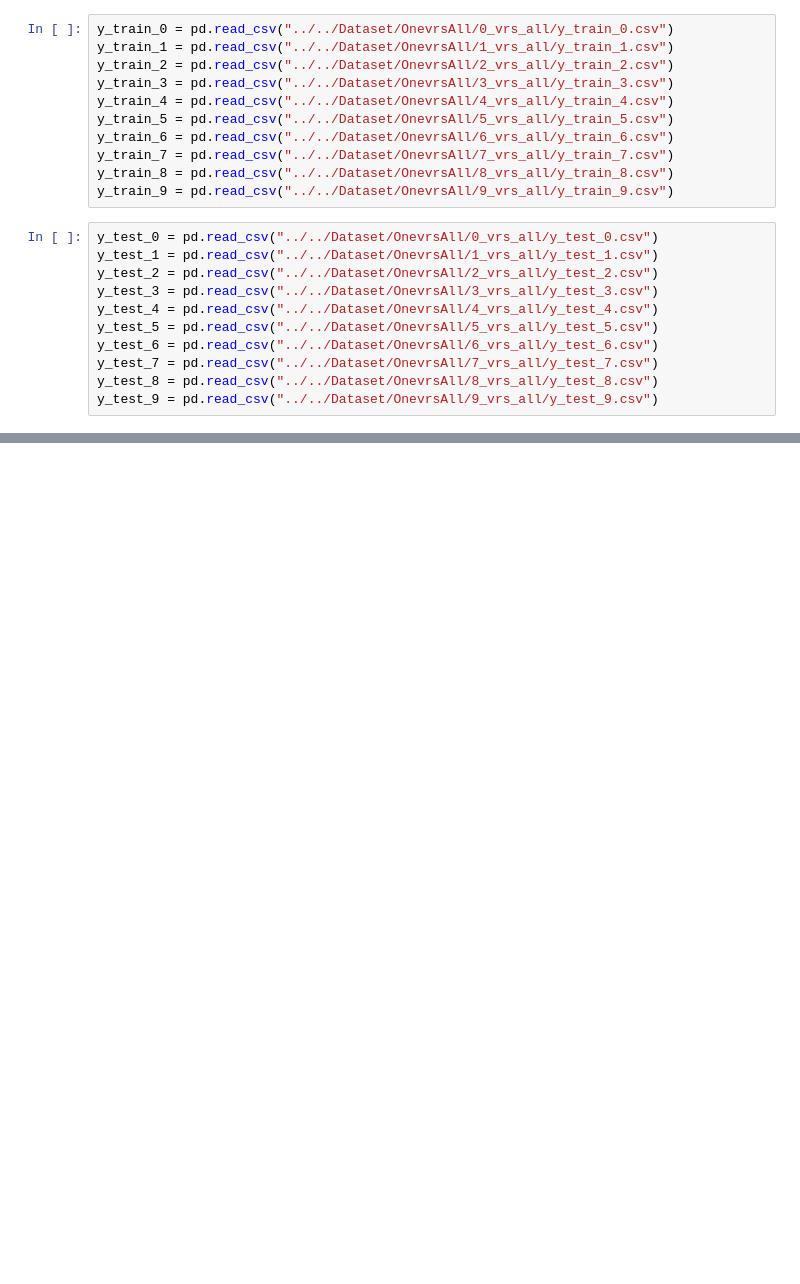
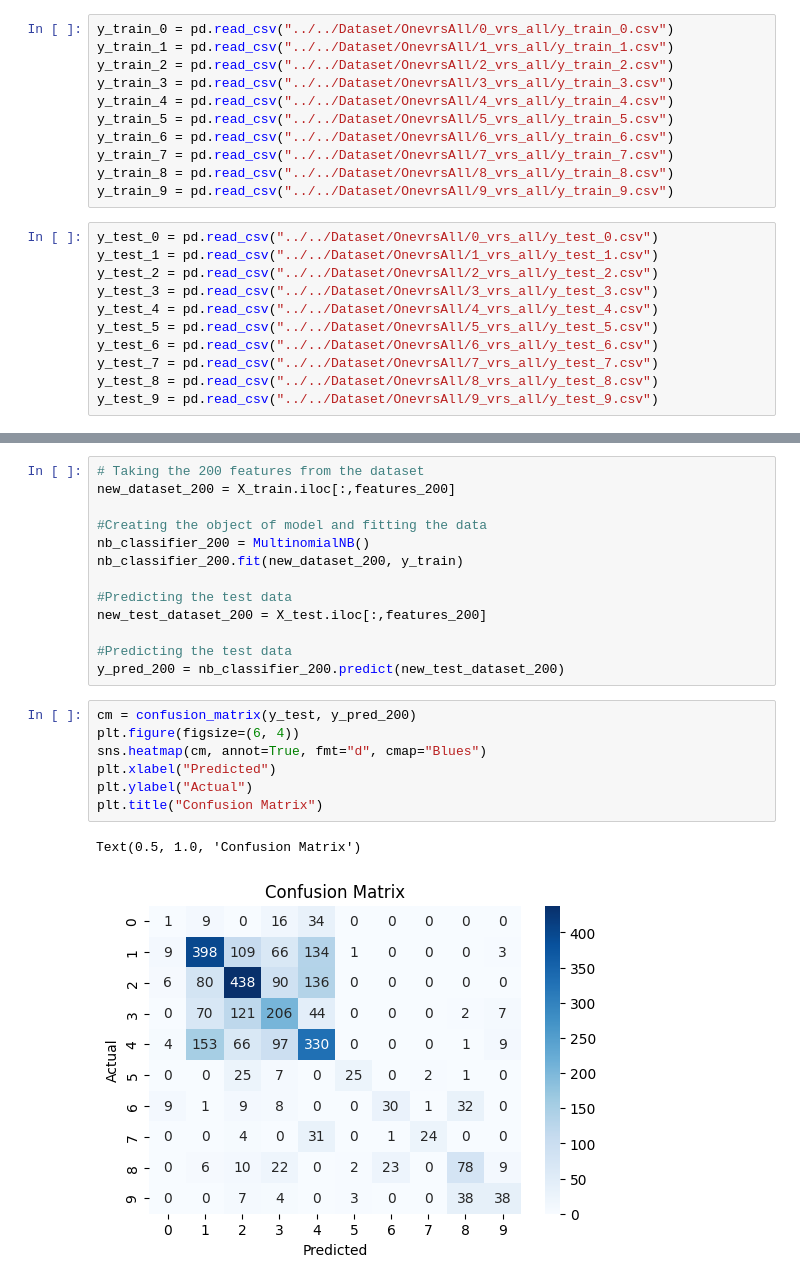
Before and after one commit to Irfan2309/Machine-Learning, a Jupyter notebook: Part 1/Source Code/data_correlation.ipynb, the cells around one changed output, grey strips where cells are left out. Saved outputs shown, nothing was run; the diff lists cells and outputs as text; blank space fills up the shorter version.

```diff
--- a/Part 1/Source Code/data_correlation.ipynb
+++ b/Part 1/Source Code/data_correlation.ipynb
@@ -309,0 +347,23 @@ len(features_50)
+# %%
+# Taking the 200 features from the dataset
+new_dataset_200 = X_train.iloc[:,features_200]
+
+#Creating the object of model and fitting the data
+nb_classifier_200 = MultinomialNB()
+nb_classifier_200.fit(new_dataset_200, y_train)
+
+#Predicting the test data
+new_test_dataset_200 = X_test.iloc[:,features_200]
+
+#Predicting the test data
+y_pred_200 = nb_classifier_200.predict(new_test_dataset_200)
+# %%
+cm = confusion_matrix(y_test, y_pred_200)
+plt.figure(figsize=(6, 4))
+sns.heatmap(cm, annot=True, fmt="d", cmap="Blues")
+plt.xlabel("Predicted")
+plt.ylabel("Actual")
+plt.title("Confusion Matrix")
+# %% [output]
+Text(0.5, 1.0, 'Confusion Matrix')
+[figure, added]
```
Also changed, not shown: parts of 53 cells of this notebook, 3 other files.
